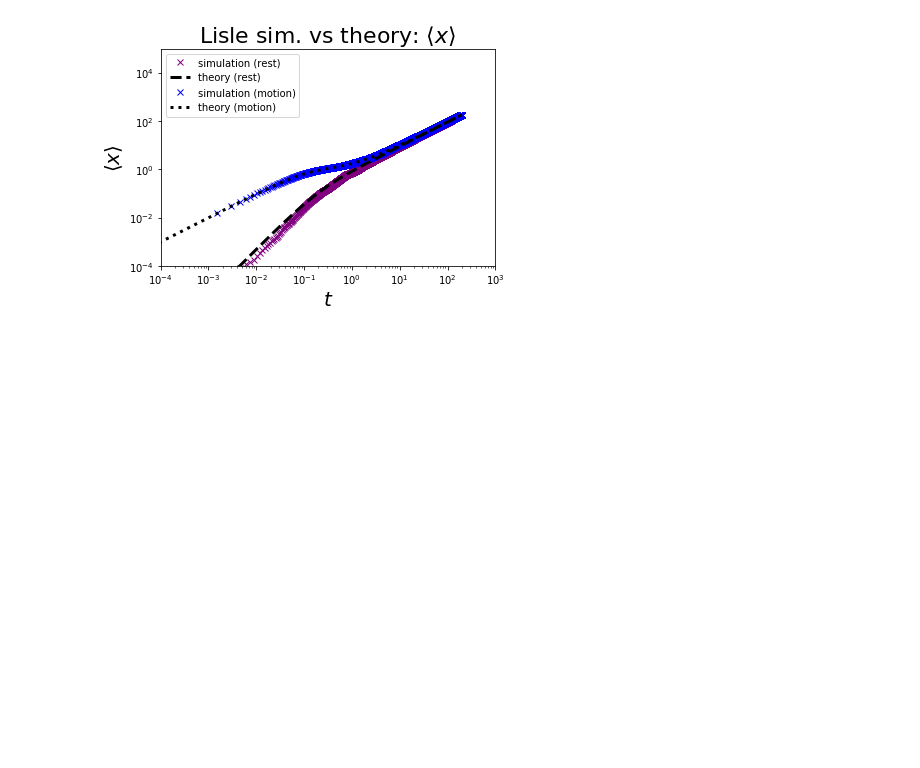
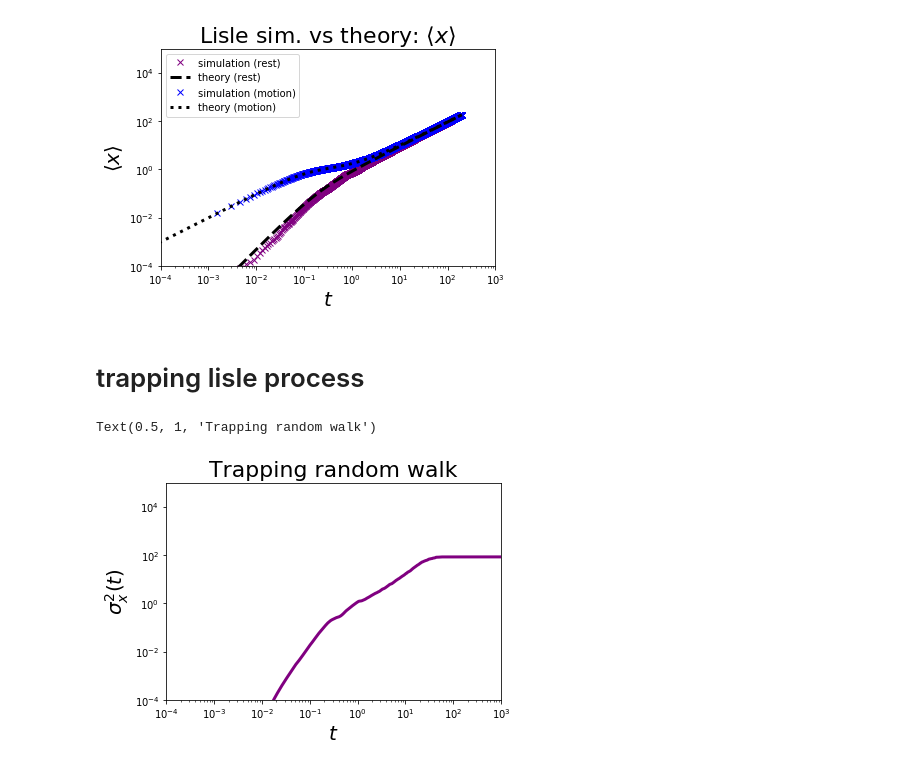
Before and after one commit to jkpierce/rw-diffu, a Jupyter notebook: 2srw.ipynb, the cells around one changed output. Cells and saved outputs as stored; diff of their text form; code cells hidden in the pictures; blank space fills up the shorter version.

Commit message:
trapping figure for mar1

```diff
--- a/2srw.ipynb
+++ b/2srw.ipynb
@@ -284,3 +284,5 @@ plt.xlabel(r'$t$',fontsize=20)
 plt.title('Role of initial conditions')
 plt.legend()
 plt.savefig('lisle-initial-conditions.png',bbox_inches='tight')
+# %% [markdown]
+# trapping lisle process
@@ -286,0 +326,22 @@ plt.savefig('lisle-initial-conditions.png',bbox_inches='tight')
+# %%
+# compare the two different initial conditions
+n = 300 # number of samples
+tmax = 3000.0 # max simulation time
+dt = 1e-3 # timestep for analysis
+k0 = 1  #inverse mean rest time
+k1 = 10 #inverse mean motion time
+v = 10
+
+# first do rest
+trest,meanrest,varrest = statsit(ensit(n=n,tmax=tmax,dt=dt,theta0=1,theta1=0,k0=k0,k1=k1,v=v))
+plt.loglog(trest,varrest,color='purple',lw=3)
+
+plt.xlim(1e-4,1e3)
+plt.ylim(1e-4,1e5)
+plt.ylabel(r'$\sigma_x^2(t)$',fontsize=20)
+plt.xlabel(r'$t$',fontsize=20)
+plt.savefig("trapped.png",bbox_inches='tight')
+plt.title('Trapping random walk',fontsize=22)
+# %% [output]
+Text(0.5, 1, 'Trapping random walk')
+[figure, added]
```
Also changed, not shown: parts of 2 cells of this notebook, 2 other files.
